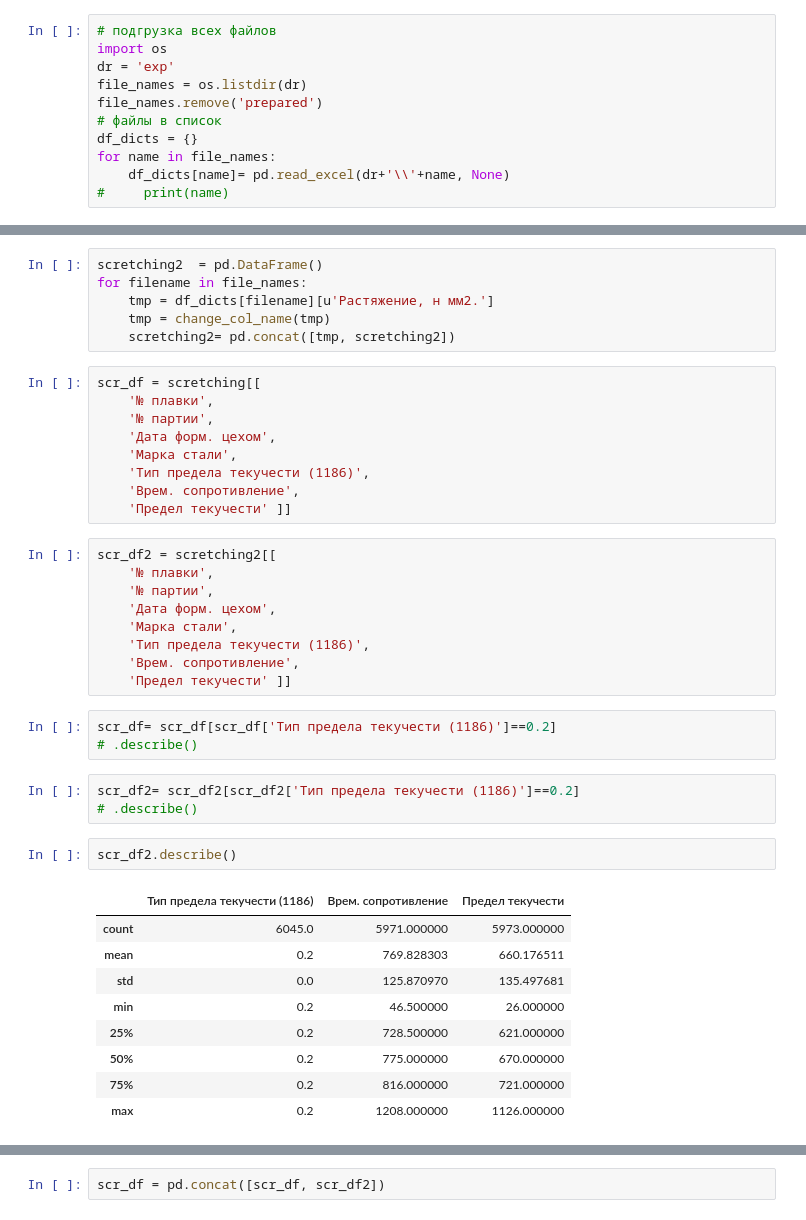
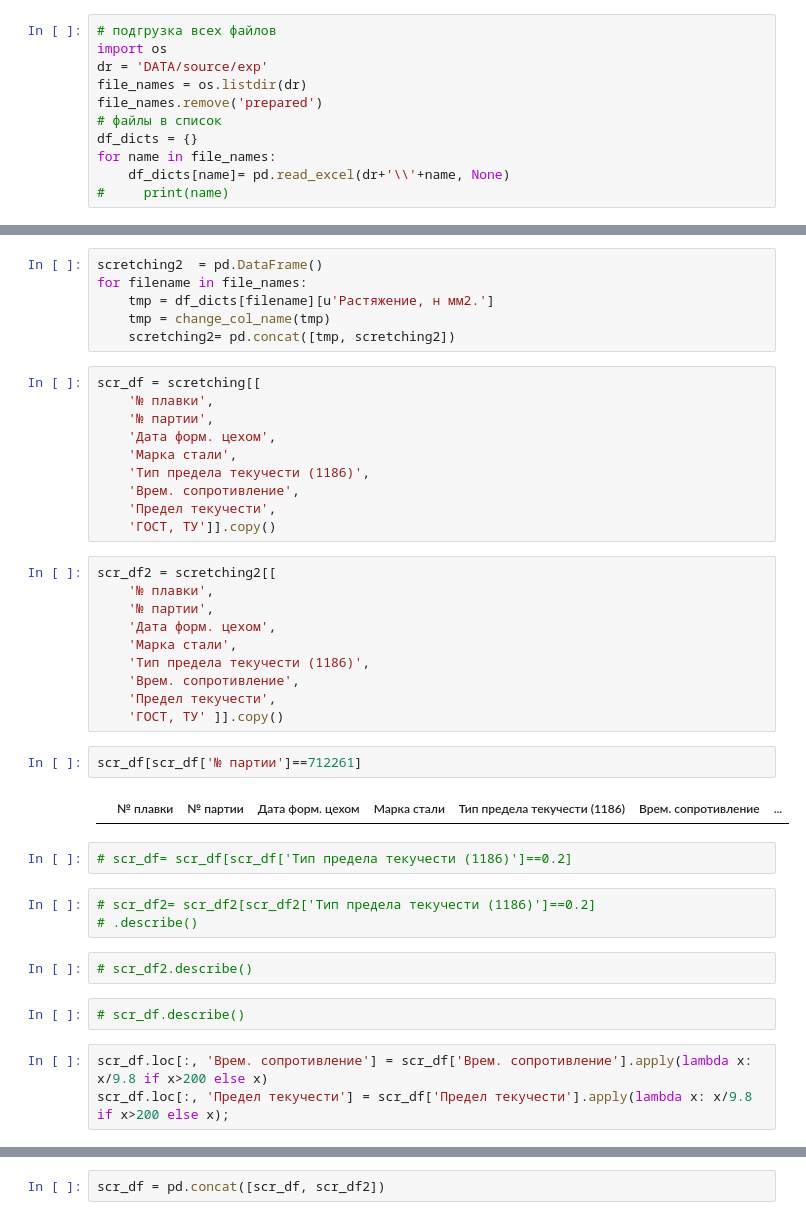
Before and after one commit to ChelpipeBigDataTeam/PNTZ, a Jupyter notebook: stretching.ipynb, the cells around one changed output, grey strips where cells are left out. Cells and saved outputs as stored; diff of their text form.

```diff
--- a/scretching.ipynb
+++ b/stretching.ipynb
@@ -9,7 +29,7 @@ warnings.filterwarnings('default')
 # %%
 # подгрузка всех файлов
 import os
-dr = 'exp'
+dr = 'DATA/source/exp'
 file_names = os.listdir(dr)
 file_names.remove('prepared')
 # файлы в список
@@ -144,7 +131,8 @@ scr_df = scretching[[
     'Марка стали',
     'Тип предела текучести (1186)',
     'Врем. сопротивление',
-    'Предел текучести' ]]
+    'Предел текучести',
+    'ГОСТ, ТУ']].copy()
 # %%
 scr_df2 = scretching2[[
     '№ плавки',
@@ -153,22 +141,21 @@ scr_df2 = scretching2[[
     'Марка стали',
     'Тип предела текучести (1186)',
     'Врем. сопротивление',
-    'Предел текучести' ]]
+    'Предел текучести',
+    'ГОСТ, ТУ' ]].copy()
+# %%
+scr_df[scr_df['№ партии']==712261]
+# %% [output]
+|  | № плавки | № партии | Дата форм. цехом | Марка стали | Тип предела текучести (1186) | Врем. сопротивление | ... |
 # %%
-scr_df= scr_df[scr_df['Тип предела текучести (1186)']==0.2]
-# .describe()
+# scr_df= scr_df[scr_df['Тип предела текучести (1186)']==0.2]
 # %%
-scr_df2= scr_df2[scr_df2['Тип предела текучести (1186)']==0.2]
+# scr_df2= scr_df2[scr_df2['Тип предела текучести (1186)']==0.2]
 # .describe()
-# %%
-scr_df2.describe()
-# %% [output]
-|  | Тип предела текучести (1186) | Врем. сопротивление | Предел текучести |
-| count | 6045.0 | 5971.000000 | 5973.000000 |
-| mean | 0.2 | 769.828303 | 660.176511 |
-| std | 0.0 | 125.870970 | 135.497681 |
-| min | 0.2 | 46.500000 | 26.000000 |
-| 25% | 0.2 | 728.500000 | 621.000000 |
-| 50% | 0.2 | 775.000000 | 670.000000 |
-| 75% | 0.2 | 816.000000 | 721.000000 |
-| max | 0.2 | 1208.000000 | 1126.000000 |
+# %%
+# scr_df2.describe()
+# %%
+# scr_df.describe()
+# %%
+scr_df.loc[:, 'Врем. сопротивление'] = scr_df['Врем. сопротивление'].apply(lambda x: x/9.8 if x>200 else x)
+scr_df.loc[:, 'Предел текучести'] = scr_df['Предел текучести'].apply(lambda x: x/9.8 if x>200 else x);
```
Also changed, not shown: parts of 34 cells of this notebook, 39 other files.
